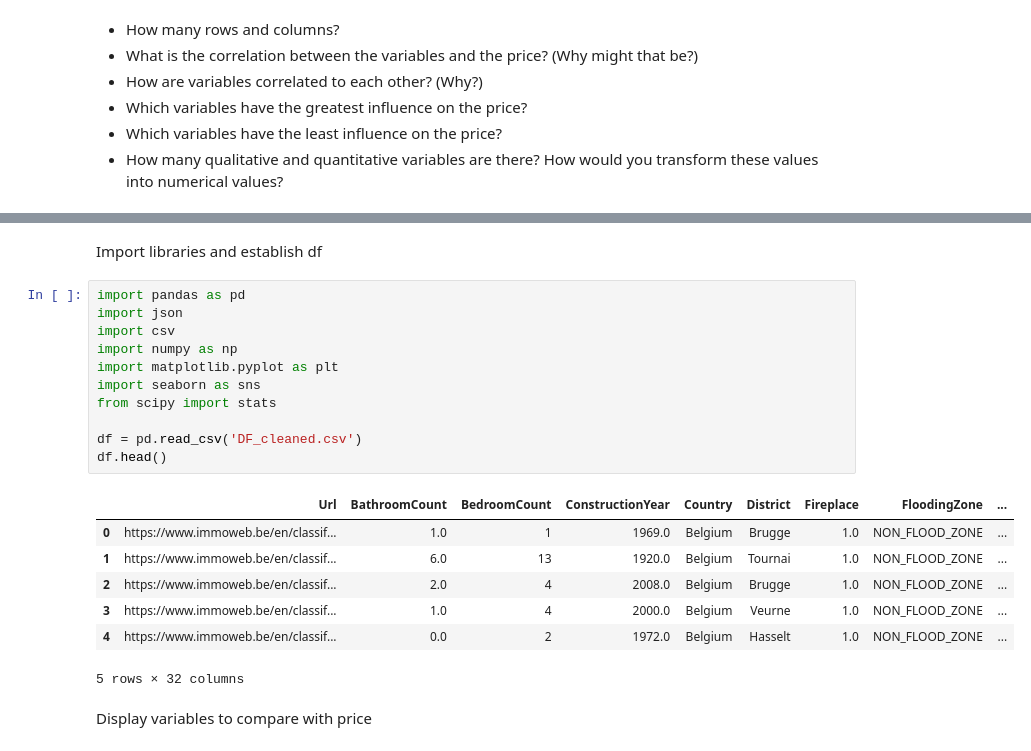
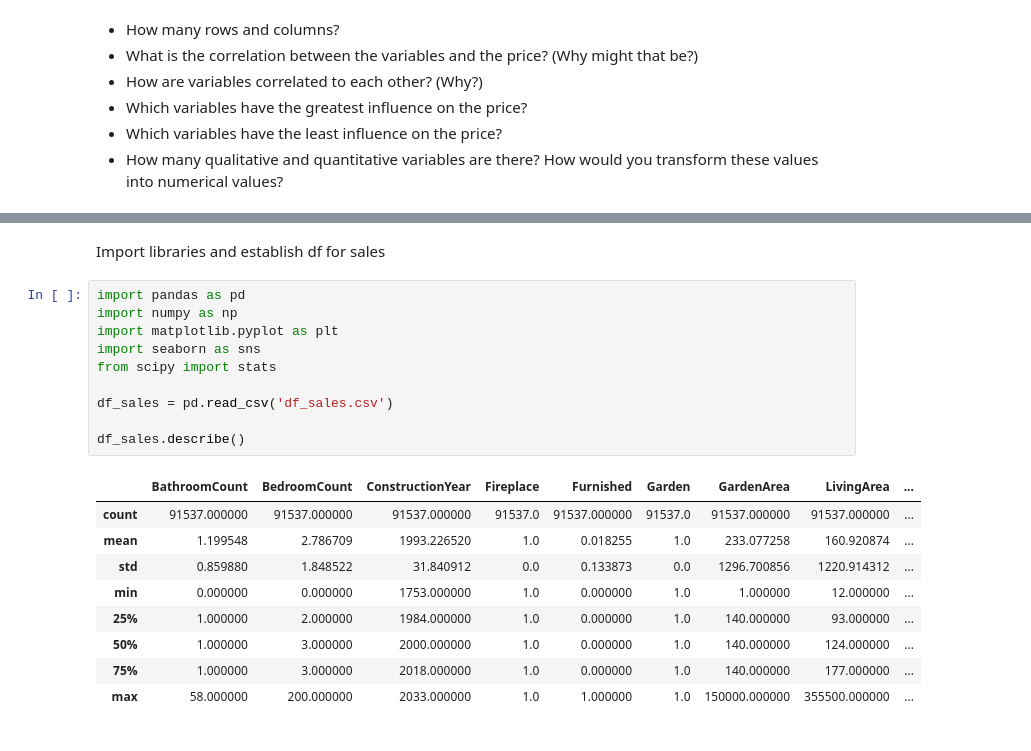
Before and after one commit to AdrienPiette/Data-visualisation, a Jupyter notebook: analyze/Analyzing.ipynb, the cells around one changed output, grey strips where cells are left out. Saved outputs shown, nothing was run; the diff lists cells and outputs as text.

```diff
--- a/analyze/Analyzing.ipynb
+++ b/analyze/Analyzing.ipynb
@@ -10,24 +88,23 @@ Data Analyzing
 # %% [markdown]
-Import libraries and establish df
+Import libraries and establish df for sales
 # %%
 import pandas as pd
-import json
-import csv
 import numpy as np
 import matplotlib.pyplot as plt
 import seaborn as sns
 from scipy import stats
 
-df = pd.read_csv('DF_cleaned.csv')
-df.head()
+df_sales = pd.read_csv('df_sales.csv')
+
+df_sales.describe()
 # %% [output]
-|  | Url | BathroomCount | BedroomCount | ConstructionYear | Country | District | Fireplace | FloodingZone | ... |
-| 0 | https://www.immoweb.be/en/classif... | 1.0 | 1 | 1969.0 | Belgium | Brugge | 1.0 | NON_FLOOD_ZONE | ... |
-| 1 | https://www.immoweb.be/en/classif... | 6.0 | 13 | 1920.0 | Belgium | Tournai | 1.0 | NON_FLOOD_ZONE | ... |
-| 2 | https://www.immoweb.be/en/classif... | 2.0 | 4 | 2008.0 | Belgium | Brugge | 1.0 | NON_FLOOD_ZONE | ... |
-| 3 | https://www.immoweb.be/en/classif... | 1.0 | 4 | 2000.0 | Belgium | Veurne | 1.0 | NON_FLOOD_ZONE | ... |
-| 4 | https://www.immoweb.be/en/classif... | 0.0 | 2 | 1972.0 | Belgium | Hasselt | 1.0 | NON_FLOOD_ZONE | ... |
+|  | BathroomCount | BedroomCount | ConstructionYear | Fireplace | Furnished | Garden | GardenArea | LivingArea | ... |
+| count | 91537.000000 | 91537.000000 | 91537.000000 | 91537.0 | 91537.000000 | 91537.0 | 91537.000000 | 91537.000000 | ... |
+| mean | 1.199548 | 2.786709 | 1993.226520 | 1.0 | 0.018255 | 1.0 | 233.077258 | 160.920874 | ... |
+| std | 0.859880 | 1.848522 | 31.840912 | 0.0 | 0.133873 | 0.0 | 1296.700856 | 1220.914312 | ... |
+| min | 0.000000 | 0.000000 | 1753.000000 | 1.0 | 0.000000 | 1.0 | 1.000000 | 12.000000 | ... |
+| 25% | 1.000000 | 2.000000 | 1984.000000 | 1.0 | 0.000000 | 1.0 | 140.000000 | 93.000000 | ... |
+| 50% | 1.000000 | 3.000000 | 2000.000000 | 1.0 | 0.000000 | 1.0 | 140.000000 | 124.000000 | ... |
+| 75% | 1.000000 | 3.000000 | 2018.000000 | 1.0 | 0.000000 | 1.0 | 140.000000 | 177.000000 | ... |
+| max | 58.000000 | 200.000000 | 2033.000000 | 1.0 | 1.000000 | 1.0 | 150000.000000 | 355500.000000 | ... |
-5 rows × 32 columns
-# %% [markdown]
-Display variables to compare with price
 # %%
```
Also changed, not shown: parts of 16 cells of this notebook, 9 other files.
